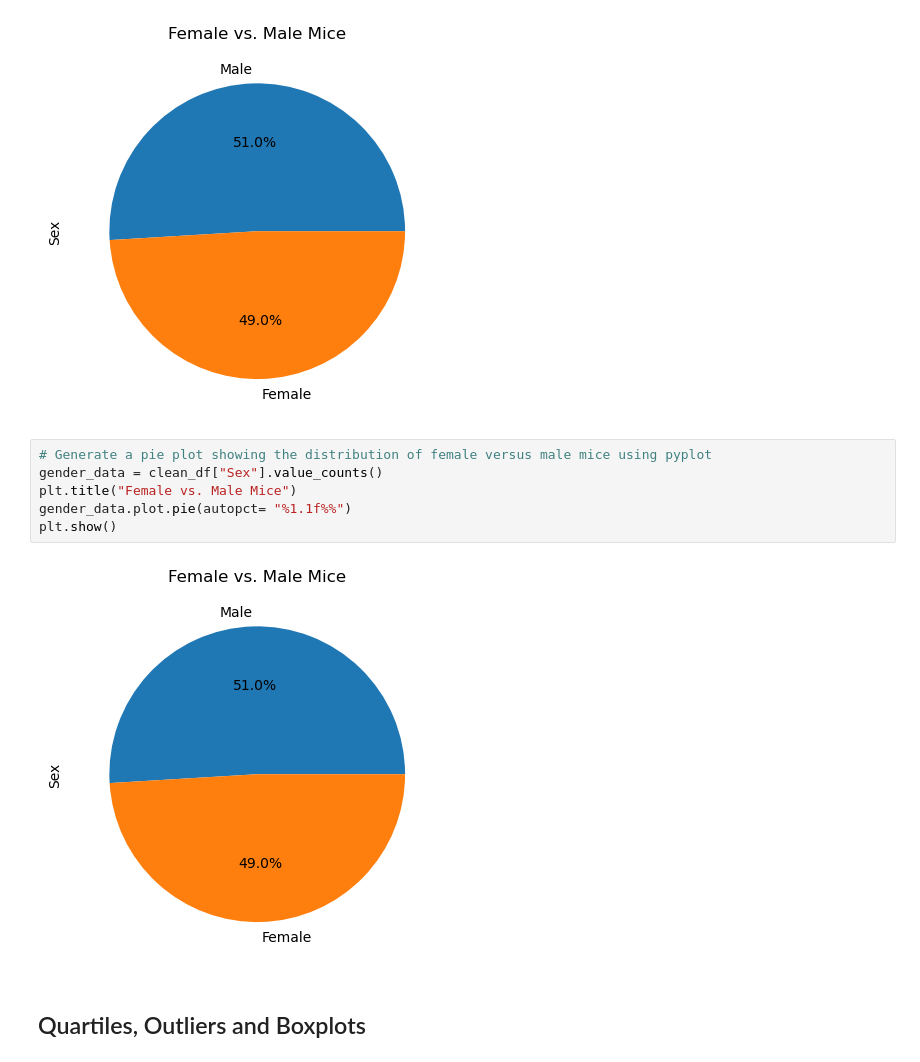
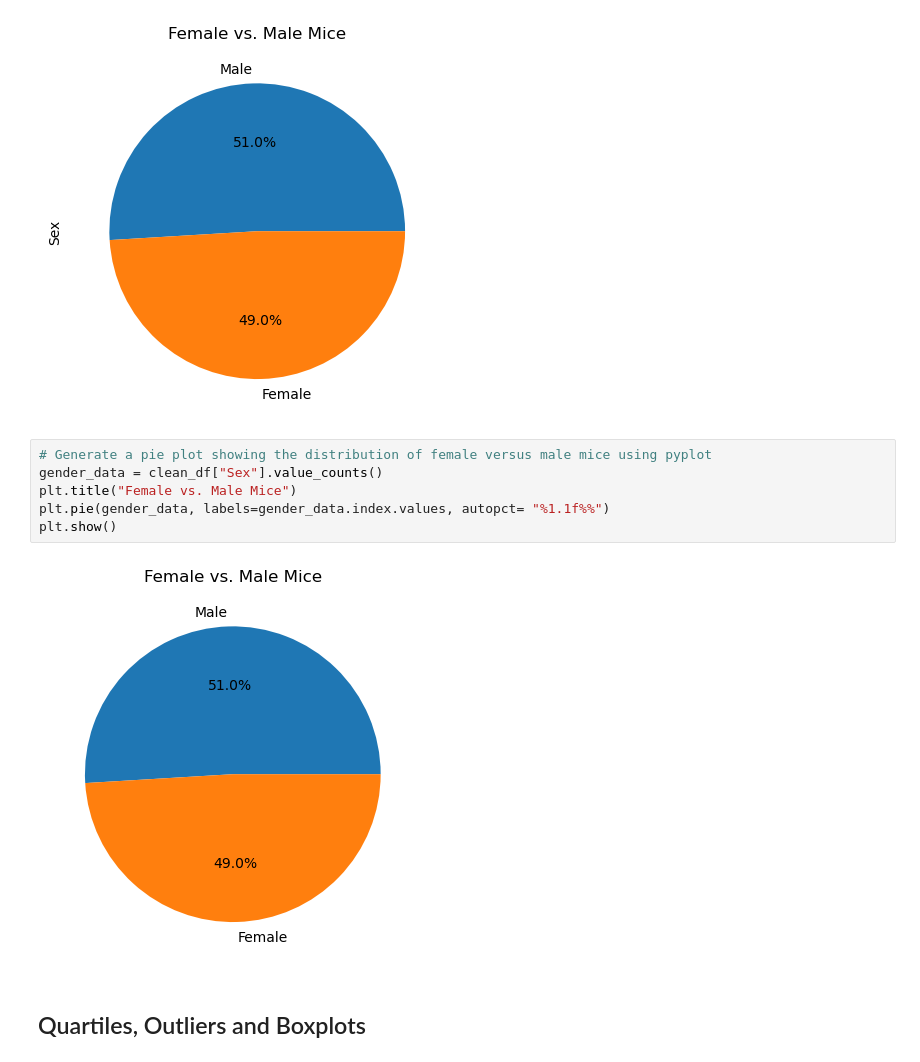
Before and after one commit to SAOZ4/Module5_Matlibplot, a Jupyter notebook: Pymaceuticals/Final.ipynb, the cells around one changed output. Cells and saved outputs as stored; diff of their text form.

Commit message:
Module5_MatPlotLib

```diff
--- a/Pymaceuticals/Final.ipynb
+++ b/Pymaceuticals/Final.ipynb
@@ -185,11 +185,11 @@ plt.show()
 # %%
 # Generate a pie plot showing the distribution of female versus male mice using pyplot
 gender_data = clean_df["Sex"].value_counts()
 plt.title("Female vs. Male Mice")
-gender_data.plot.pie(autopct= "%1.1f%%")
+plt.pie(gender_data, labels=gender_data.index.values, autopct= "%1.1f%%")
 plt.show()
 # %% [output]
-[figure, old version]
+[figure, new version]
 # %% [markdown]
 ## Quartiles, Outliers and Boxplots
 # %%
```
Also changed, not shown: parts of 1 cell of this notebook, 2 other files.
